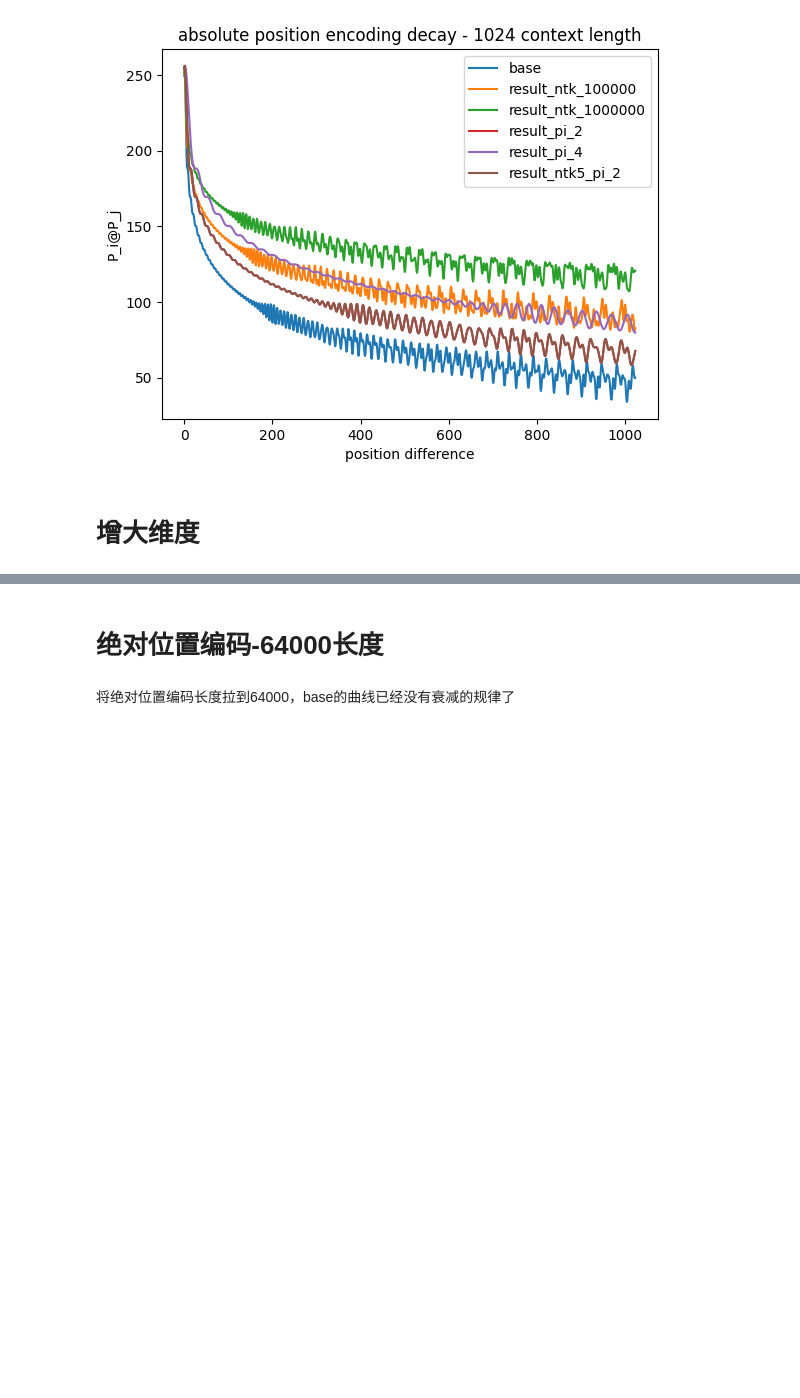
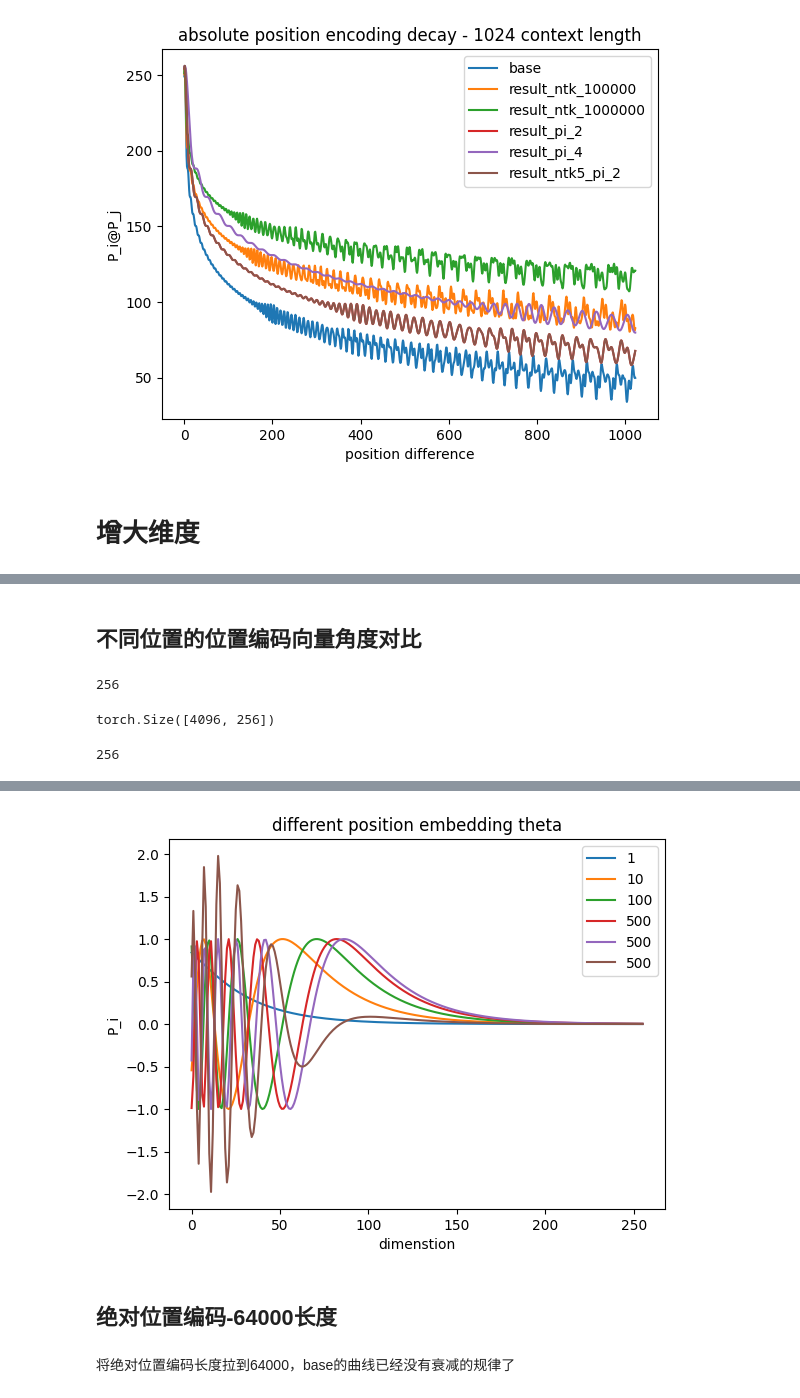
Before and after one commit to duani-excellence/MA-RLHF, a Jupyter notebook: notebook/rope_analysis.ipynb, the cells around one changed output, grey strips where cells are left out. Cells and saved outputs as stored; diff of their text form; code cells hidden in the pictures; blank space fills up the shorter version.

```diff
--- a/notebook/rope_analysis.ipynb
+++ b/notebook/rope_analysis.ipynb
@@ -149,0 +189,36 @@ plt.show()
+# %% [markdown]
+## 不同位置的位置编码向量角度对比
+# %%
+max_len = 4096
+pe = PositionalEncoding(512, max_len, base=10000.0).theta
+
+pe_a = pe[1,:].tolist()
+pe_b = pe[10,:].tolist()
+pe_c = pe[20,:].tolist()
+pe_d = pe[30,:].tolist()
+pe_f = pe[35,:].tolist()
+pe_df = (pe[35,:]-pe[30,:]).tolist()
+# x_d = x[0::2]
+x_d = range(len(pe_a))
+print(len(pe_a))
+print(pe.shape)
+print(len(x_d))
+
+plt.plot(x_d, pe_a, label = '1' )
+plt.plot(x_d, pe_b, label = '10')
+
+plt.plot(x_d, pe_c, label = '100' )
+plt.plot(x_d, pe_d, label = '500')
+plt.plot(x_d, pe_f, label = '500')
+plt.plot(x_d, pe_df, label = '500')
+# # plt.plot(x, result_8192, label = 'result_8192')
+
+plt.title("different position embedding theta")
+plt.xlabel("dimenstion")
+plt.ylabel("P_i")
+plt.legend()
+plt.show()
+# %% [output]
+256
+torch.Size([4096, 256])
+256
@@ -150,3 +226,4 @@ plt.show()
+[figure, added]
 # %% [markdown]
-# 绝对位置编码-64000长度
+## 绝对位置编码-64000长度
 # %%
```
Also changed, not shown: parts of 14 cells of this notebook, 1 other file.
